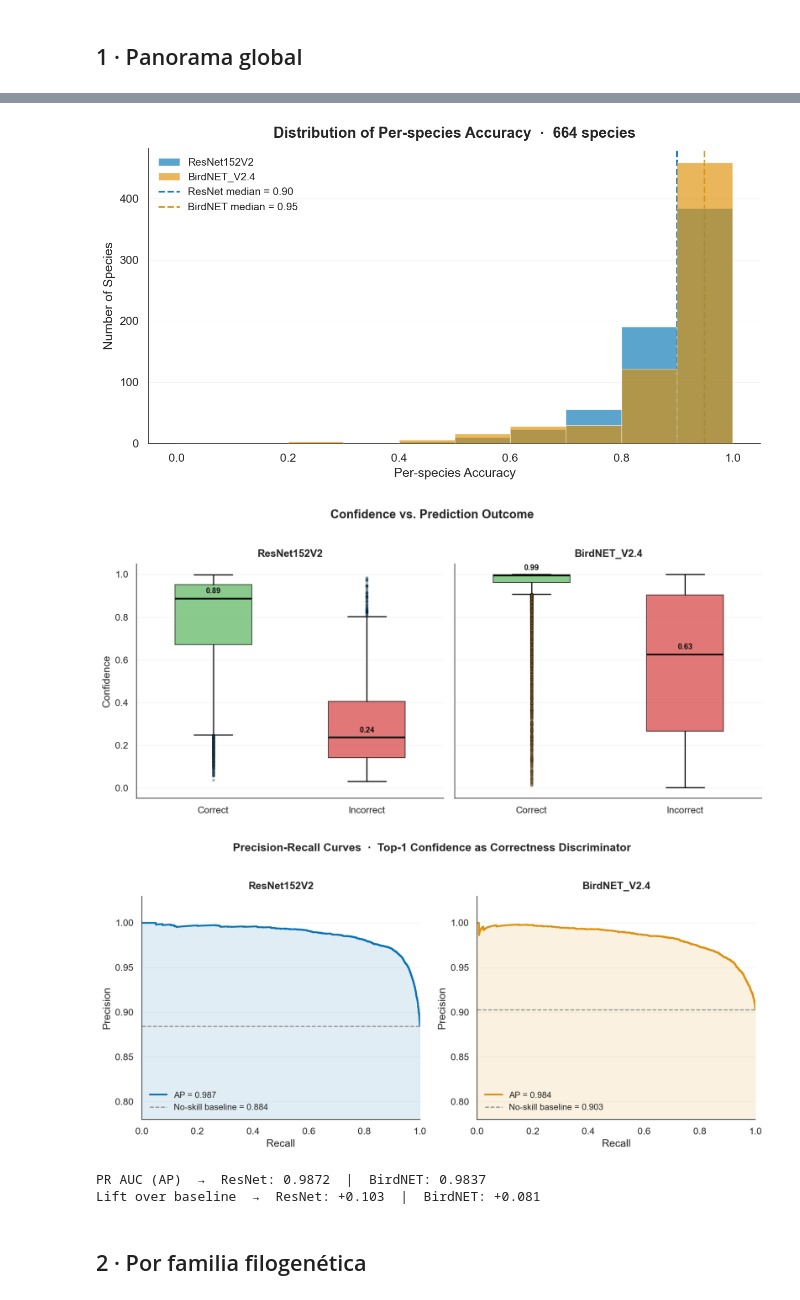
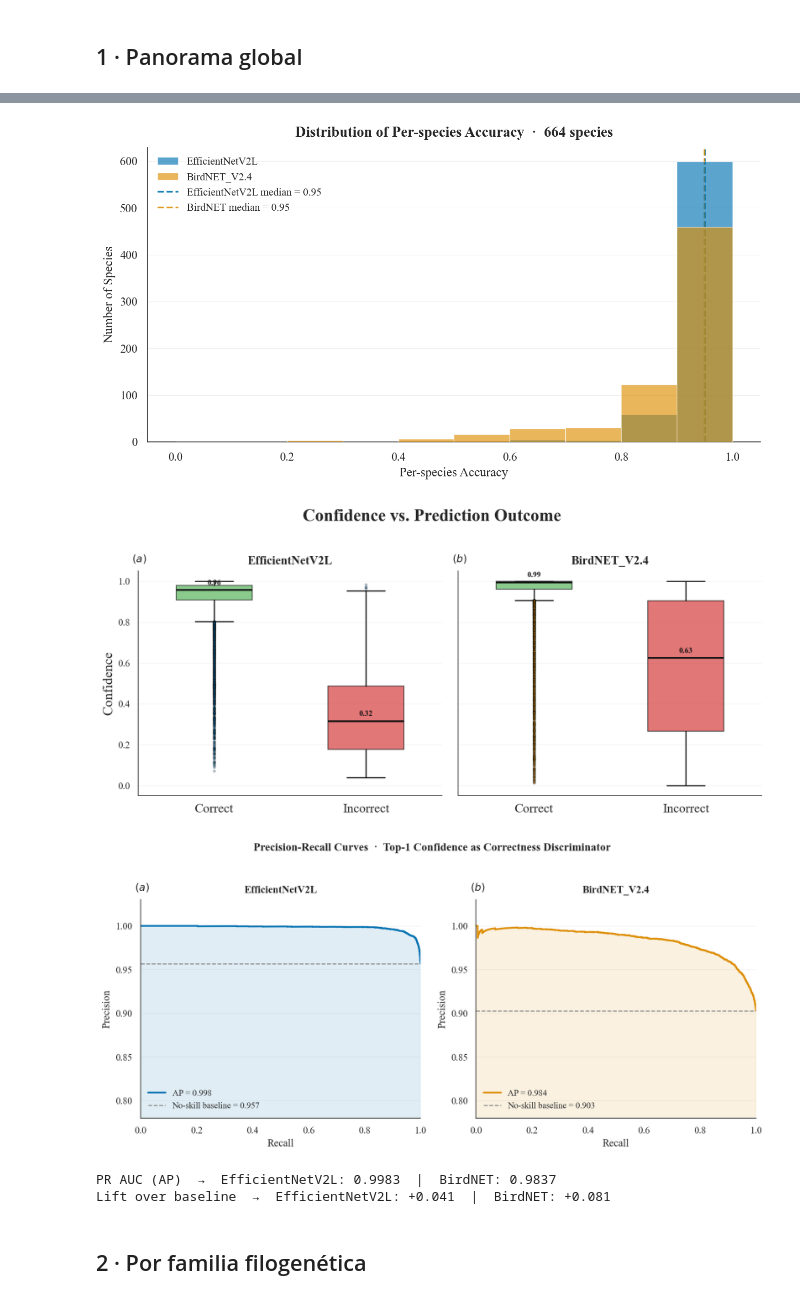
Before and after one commit to camiloacp/The-Evolutionary-Structure-of-Acoustic-Learnability-A-Deep-Learning-Approach-to-Neotropical-Birdsong, a Jupyter notebook: notebooks/22_birdnet_vs_resnet_insights.ipynb, the cells around one changed output, grey strips where cells are left out. Cells and saved outputs as stored; diff of their text form; code cells hidden in the pictures.

```diff
--- a/notebooks/22_birdnet_vs_resnet_insights.ipynb
+++ b/notebooks/22_birdnet_vs_resnet_insights.ipynb
@@ -28,18 +28,18 @@ import viz_style as vs
 vs.apply_style()
 
 ROOT = os.path.abspath(".."); DATA_DIR = os.path.join(ROOT, "src/data")
-RES, BIRD = "ResNet152V2", "BirdNET_V2.4"
+RES, BIRD = "EfficientNetV2L", "BirdNET_V2.4"
 CR, CB = vs.MODEL_COLORS[RES], vs.MODEL_COLORS[BIRD]
 
-comp = pd.read_csv(os.path.join(DATA_DIR, "birdnet_vs_resnet_paired.csv"))
-for c in ("correct_resnet", "correct_birdnet"):
+comp = pd.read_csv(os.path.join(DATA_DIR, "birdnet_vs_efficientnet_paired.csv"))
+for c in ("correct_effnet", "correct_birdnet"):
     if comp[c].dtype != bool:
         comp[c] = comp[c].astype(str).isin(["True", "true", "1", "1.0"])
 gf = bu.get_genus_family_map()
 
 print(f"grabaciones={len(comp)} | especies={comp.species_true.nunique()} "
       f"| familias={comp.family.nunique()} | géneros={comp.genus.nunique()}")
-print(f"accuracy global -> ResNet={comp.correct_resnet.mean():.3f} | BirdNET={comp.correct_birdnet.mean():.3f}")
+print(f"accuracy global -> EfficientNetV2L={comp.correct_effnet.mean():.3f} | BirdNET={comp.correct_birdnet.mean():.3f}")
 comp.head()
 # %% [output]
 grabaciones=11695 | especies=664 | familias=36 | géneros=301
@@ -83,17 +83,17 @@ def global_metrics(yt, yp):
         "recall_weighted":    recall_score(yt, yp, average="weighted", zero_division=0),
     }
 
-res_m  = global_metrics(comp.species_true, comp.species_pred_resnet)
+res_m  = global_metrics(comp.species_true, comp.species_pred_effnet)
 bird_m = global_metrics(comp.species_true, comp.species_pred_birdnet)
 summary = pd.DataFrame([res_m, bird_m], index=[RES, BIRD])
 
-pr_auc_res   = average_precision_score(comp.correct_resnet.astype(int),  comp.confidence_resnet)
+pr_auc_res   = average_precision_score(comp.correct_effnet.astype(int),  comp.confidence_effnet)
 pr_auc_bird  = average_precision_score(comp.correct_birdnet.astype(int), comp.confidence_birdnet)
-roc_auc_res  = roc_auc_score(comp.correct_resnet.astype(int),  comp.confidence_resnet)
+roc_auc_res  = roc_auc_score(comp.correct_effnet.astype(int),  comp.confidence_effnet)
 roc_auc_bird = roc_auc_score(comp.correct_birdnet.astype(int), comp.confidence_birdnet)
 summary["pr_auc"]  = [pr_auc_res,  pr_auc_bird]
 summary["roc_auc"] = [roc_auc_res, roc_auc_bird]
-summary.to_csv(os.path.join(DATA_DIR, "birdnet_vs_resnet_global_metrics.csv"))
+summary.to_csv(os.path.join(DATA_DIR, "birdnet_vs_efficientnet_global_metrics.csv"))
 
 macro_cols    = ["accuracy", "f1_macro", "precision_macro", "recall_macro"]
 macro_labels  = ["Accuracy", "F1", "Precision", "Recall"]
@@ -131,12 +131,14 @@ for ax, labels, res_vals, bird_vals, subtitle in panels:
     ax.legend(fontsize=10, loc="lower right")
     vs.despine(ax)
 
+for i, ax in enumerate(axes):
+    vs.panel_label(ax, "ab"[i])
 axes[0].set_ylabel("Score", fontsize=12)
 fig.suptitle(f"Global Performance Metrics  ·  Recording Level  (n = {_n})",
              fontsize=14, fontweight="bold", y=1.03)
 fig.tight_layout()
 vs.savefig_dual(fig, "cmp_global_metrics"); plt.show()
-print(f"PR AUC   →  ResNet: {pr_auc_res:.4f}  |  BirdNET: {pr_auc_bird:.4f}")
-print(f"ROC AUC  →  ResNet: {roc_auc_res:.4f}  |  BirdNET: {roc_auc_bird:.4f}")
+print(f"PR AUC   →  EfficientNetV2L: {pr_auc_res:.4f}  |  BirdNET: {pr_auc_bird:.4f}")
+print(f"ROC AUC  →  EfficientNetV2L: {roc_auc_res:.4f}  |  BirdNET: {roc_auc_bird:.4f}")
 summary.round(4)
 # %% [output]
@@ -182,18 +184,18 @@ Overall agreement: 83.8%  |  n = 11 695  |  ResNet-only correct: 838  |  BirdNET
 # Per-species accuracy distribution
 acc_sp = comp.groupby("species_true").agg(
     n=("recording_id", "size"),
-    acc_resnet=("correct_resnet", "mean"),
+    acc_effnet=("correct_effnet", "mean"),
     acc_birdnet=("correct_birdnet", "mean"))
 
 bins = np.linspace(0, 1, 11)
 fig, ax = plt.subplots(figsize=(9, 5))
-ax.hist(acc_sp.acc_resnet,  bins=bins, alpha=0.65, label=RES,  color=CR,
+ax.hist(acc_sp.acc_effnet,  bins=bins, alpha=0.65, label=RES,  color=CR,
         edgecolor="white", linewidth=0.6, zorder=3)
 ax.hist(acc_sp.acc_birdnet, bins=bins, alpha=0.65, label=BIRD, color=CB,
         edgecolor="white", linewidth=0.6, zorder=3)
 
-med_r = acc_sp.acc_resnet.median();  med_b = acc_sp.acc_birdnet.median()
-ax.axvline(med_r, color=CR, lw=1.6, linestyle="--", alpha=0.9, label=f"ResNet median = {med_r:.2f}")
+med_r = acc_sp.acc_effnet.median();  med_b = acc_sp.acc_birdnet.median()
+ax.axvline(med_r, color=CR, lw=1.6, linestyle="--", alpha=0.9, label=f"EfficientNetV2L median = {med_r:.2f}")
 ax.axvline(med_b, color=CB, lw=1.6, linestyle="--", alpha=0.9, label=f"BirdNET median = {med_b:.2f}")
 
 ax.yaxis.grid(True, alpha=0.3, linewidth=0.5, zorder=0)
@@ -204,50 +206,54 @@ ax.set_title("Distribution of Per-species Accuracy  ·  664 species",
 ax.legend(fontsize=10); vs.despine(ax); fig.tight_layout()
 vs.savefig_dual(fig, "cmp_species_accuracy_dist"); plt.show()
 # %% [output]
-[figure, old version]
+[figure, new version]
 # %%
 # Confidence vs. prediction outcome (do models know when they're right?)
 fig, axes = plt.subplots(1, 2, figsize=(11, 5), sharey=True)
 fig.subplots_adjust(wspace=0.06)
 
-specs = [(RES,  "correct_resnet",  "confidence_resnet",  CR),
+specs = [(RES,  "correct_effnet",  "confidence_effnet",  CR),
          (BIRD, "correct_birdnet", "confidence_birdnet", CB)]
 
 for ax, (name, pcol, ccol, color) in zip(axes, specs):
     correct   = comp.loc[ comp[pcol], ccol].dropna()
     incorrect = comp.loc[~comp[pcol], ccol].dropna()
     data = [correct, incorrect]
 
     bp = ax.boxplot(data, labels=["Correct", "Incorrect"],
                     patch_artist=True, widths=0.5,
                     medianprops=dict(color="#111111", linewidth=2),
                     whiskerprops=dict(linewidth=1.2),
                     capprops=dict(linewidth=1.2),
                     flierprops=dict(marker="o", markersize=2.5,
                                     markerfacecolor=color, alpha=0.25,
                                     linestyle="none"))
     box_colors = [vs.COLORS["success"], vs.COLORS["error_intra"]]
     for patch, c in zip(bp["boxes"], box_colors):
         patch.set_facecolor(c); patch.set_alpha(0.65)
 
     # medians as text annotation
     for i, grp in enumerate([correct, incorrect], 1):
         med = grp.median()
         ax.text(i, med + 0.025, f"{med:.2f}", ha="center", fontsize=9,
                 fontweight="bold", color="#111111")
 
-    ax.set_title(name, fontsize=12, fontweight="bold", pad=8)
+    ax.set_title(name, fontsize=14, fontweight="bold", pad=8)
     ax.yaxis.grid(True, alpha=0.3, linewidth=0.5, zorder=0)
-    ax.tick_params(axis="x", labelsize=11)
+    ax.tick_params(axis="x", labelsize=15)
     vs.despine(ax)
 
-axes[0].set_ylabel("Confidence", fontsize=12)
+for i, ax in enumerate(axes):
+    vs.panel_label(ax, "ab"[i])
+axes[0].set_ylabel("Confidence", fontsize=16)
 fig.suptitle("Confidence vs. Prediction Outcome",
-             fontsize=14, fontweight="bold", y=1.02)
+             fontsize=20, fontweight="bold", y=1.02)
 fig.tight_layout()
-vs.savefig_dual(fig, "cmp_confidence_vs_correct"); plt.show()
+plt.savefig('../fig/cmp_confidence_vs_correct.png', dpi=600, bbox_inches='tight')
+plt.savefig('../fig/cmp_confidence_vs_correct.pdf', bbox_inches='tight')
+plt.show()
 # %% [output]
-[figure, old version]
+[figure, new version]
 # %%
 # Precision-Recall curves — top-1 confidence as correctness discriminator
 from sklearn.metrics import precision_recall_curve, average_precision_score
@@ -255,7 +261,7 @@ from sklearn.metrics import precision_recall_curve, average_precision_score
 fig, axes = plt.subplots(1, 2, figsize=(11, 5))
 fig.subplots_adjust(wspace=0.08)
 
-specs = [(RES,  "correct_resnet",  "confidence_resnet",  CR,  pr_auc_res),
+specs = [(RES,  "correct_effnet",  "confidence_effnet",  CR,  pr_auc_res),
          (BIRD, "correct_birdnet", "confidence_birdnet", CB, pr_auc_bird)]
 
 for ax, (name, pcol, ccol, color, ap) in zip(axes, specs):
@@ -277,18 +283,20 @@ for ax, (name, pcol, ccol, color, ap) in zip(axes, specs):
     ax.legend(fontsize=10, loc="lower left")
     vs.despine(ax)
 
+for i, ax in enumerate(axes):
+    vs.panel_label(ax, "ab"[i])
 fig.suptitle("Precision-Recall Curves  ·  Top-1 Confidence as Correctness Discriminator",
              fontsize=13, fontweight="bold", y=1.02)
 fig.tight_layout()
 vs.savefig_dual(fig, "cmp_pr_curves"); plt.show()
-print(f"PR AUC (AP)  →  ResNet: {pr_auc_res:.4f}  |  BirdNET: {pr_auc_bird:.4f}")
+print(f"PR AUC (AP)  →  EfficientNetV2L: {pr_auc_res:.4f}  |  BirdNET: {pr_auc_bird:.4f}")
 print("Lift over baseline  →  "
-      f"ResNet: +{pr_auc_res - comp.correct_resnet.mean():.3f}  |  "
+      f"EfficientNetV2L: +{pr_auc_res - comp.correct_effnet.mean():.3f}  |  "
       f"BirdNET: +{pr_auc_bird - comp.correct_birdnet.mean():.3f}")
 # %% [output]
-[figure, old version]
+[figure, new version]
-PR AUC (AP)  →  ResNet: 0.9872  |  BirdNET: 0.9837
-Lift over baseline  →  ResNet: +0.103  |  BirdNET: +0.081
+PR AUC (AP)  →  EfficientNetV2L: 0.9983  |  BirdNET: 0.9837
+Lift over baseline  →  EfficientNetV2L: +0.041  |  BirdNET: +0.081
 # %% [markdown]
 ## 2 · Por familia filogenética
 # %%
```
Also changed, not shown: parts of 10 cells of this notebook, 1 other file.
